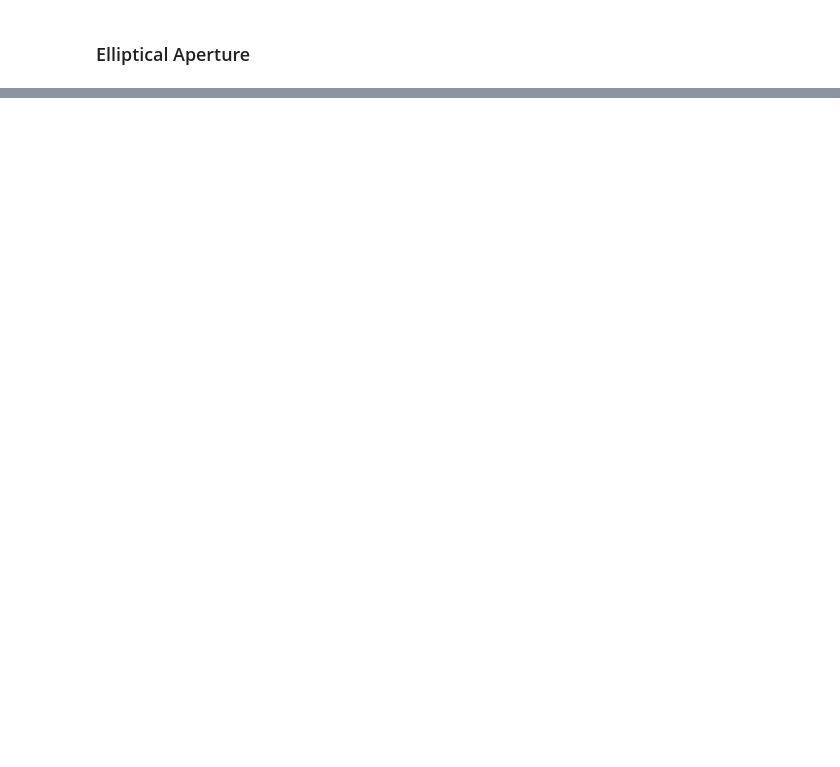
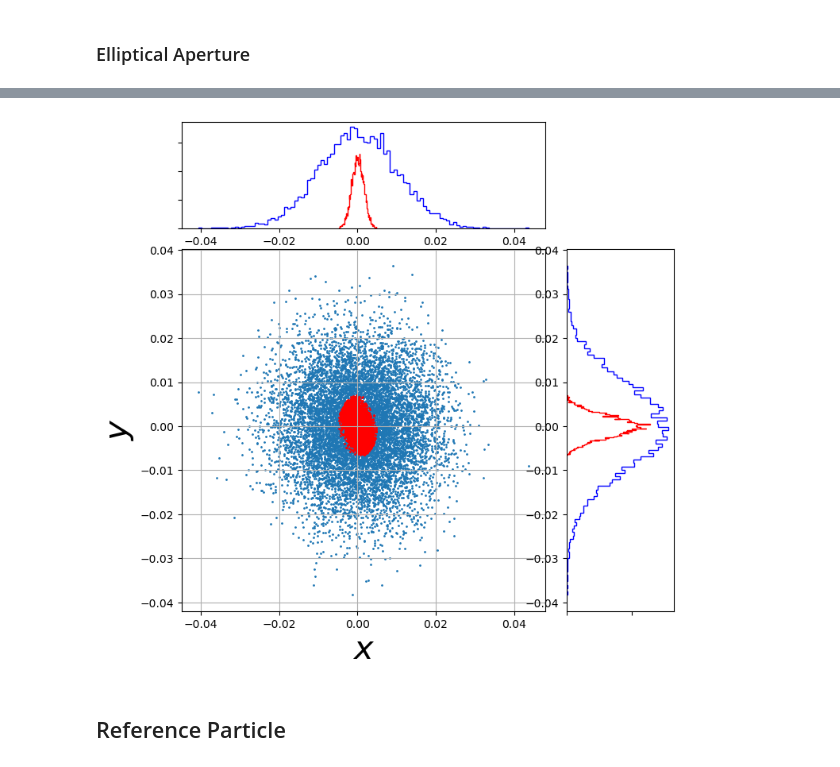
Before and after one commit to pylimons/pylimons, a Jupyter notebook: simulation.ipynb, the cells around one changed output, grey strips where cells are left out. Cells and saved outputs as stored; diff of their text form; code cells hidden in the pictures; blank space fills up the shorter version.

```diff
--- a/simulation.ipynb
+++ b/simulation.ipynb
@@ -541,0 +1277,5 @@ plt.show()
+# %%
+twiss_x = [-1.5, 10, 10e-6]
+twiss_y = [1.5, 10, 10e-6]
+
+bunch = Bunch('electron', 10, 4, 10000, twiss_x, twiss_y)
@@ -541,0 +1303,4 @@ plt.show()
+# %%
+particles = bunch.state
+x = particles[0,:]
+y = particles[2,:]
@@ -541,0 +1328,31 @@ plt.show()
+# %%
+new_particles = bunch.state
+nx = new_particles[0,:]
+ny = new_particles[2,:]
+# %%
+fig = plt.figure(figsize=(8,8))
+
+grid = plt.GridSpec(4, 4, hspace=0.2, wspace=0.2)
+main_ax = fig.add_subplot(grid[1:,:3])
+x_hist = fig.add_subplot(grid[0,:3], yticklabels=[], sharex=main_ax)
+y_hist = fig.add_subplot(grid[1:,3], xticklabels=[], sharey=main_ax)
+
+# scatter points on the main axes
+main_ax.scatter(x, y, s=1)#, 'ob', markersize=3, alpha=0.2)
+main_ax.scatter(nx, ny, s=1, c='r')#, 'ob', markersize=3, alpha=0.2)
+main_ax.set_xlabel(r'$x$', fontsize=30)
+main_ax.set_ylabel(r'$y$', fontsize=30)
+main_ax.grid()
+
+# histogram on the attached axes
+x_hist.hist(x, 100, histtype='step', orientation='vertical', color='b')
+y_hist.hist(y, 100, histtype='step', orientation='horizontal', color='b')
+
+x_hist.hist(nx, 100, histtype='step', orientation='vertical', color='r')
+y_hist.hist(ny, 100, histtype='step', orientation='horizontal', color='r')
+
+plt.show()
+# %% [output]
+[figure, added]
+# %% [markdown]
+## Reference Particle
```
Also changed, not shown: parts of 261 cells of this notebook.
